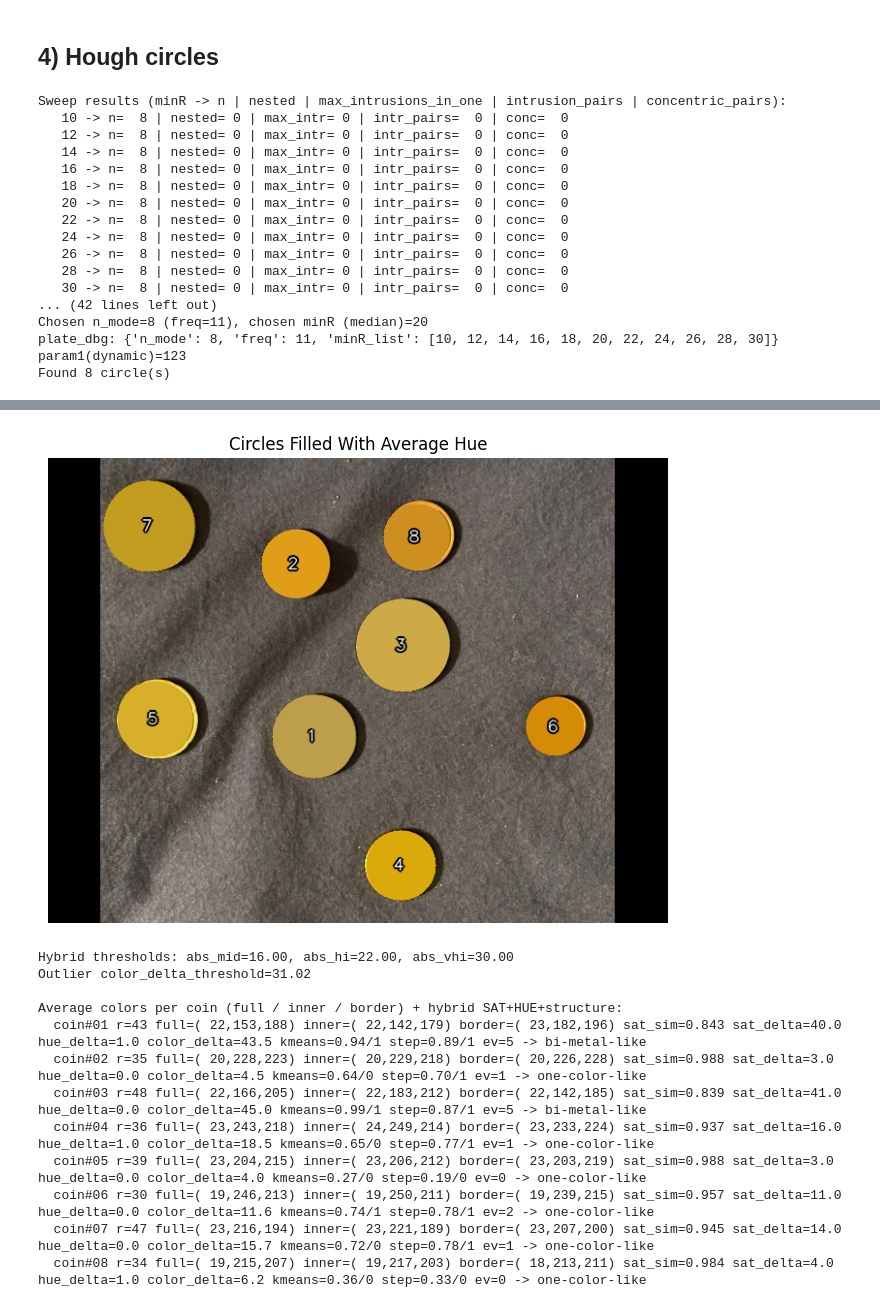
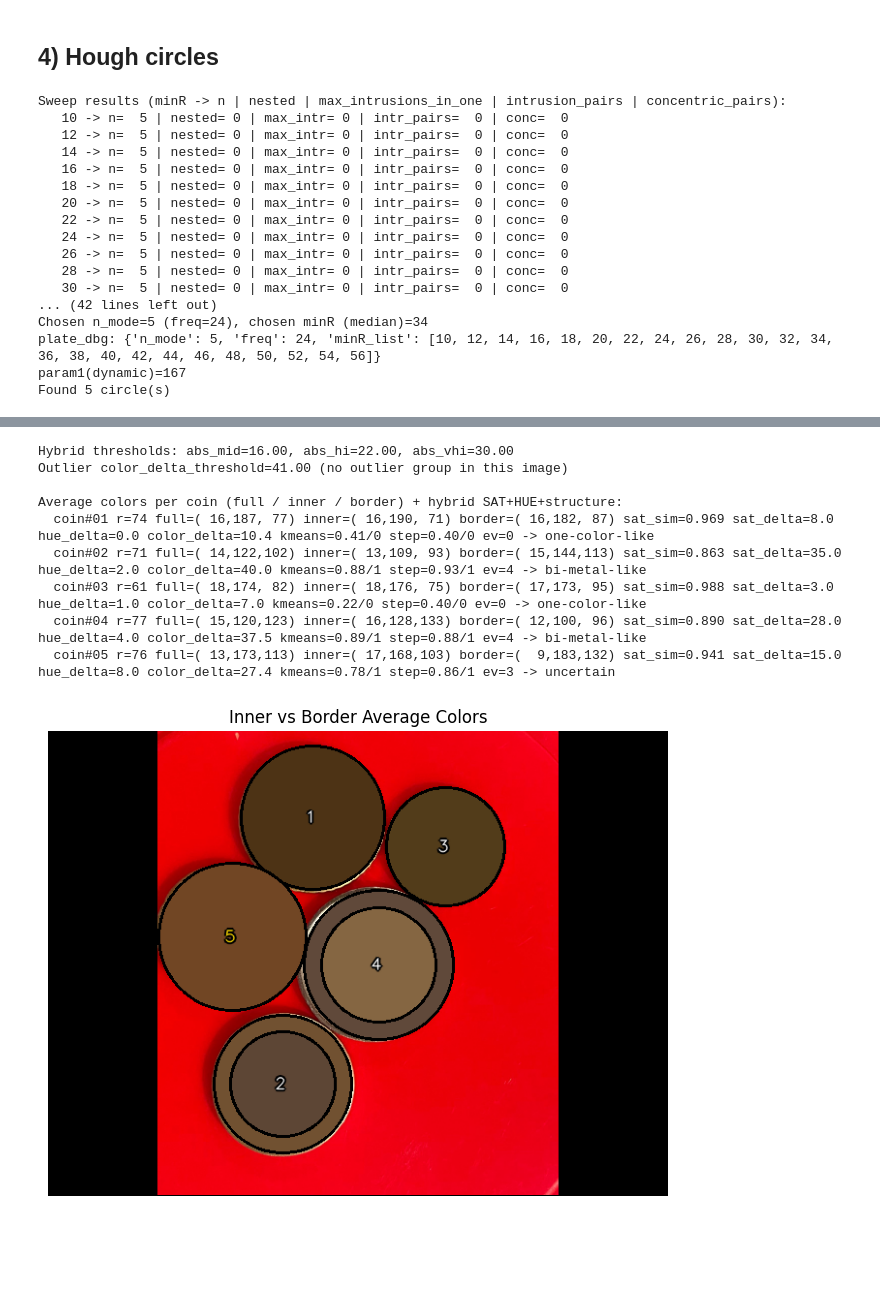
Before and after one commit to sorooshaghaei/Image_projet_money, a Jupyter notebook: notebook.ipynb, the cells around one changed output, grey strips where cells are left out. Drawn from its saved outputs; the diff is of its cells as text; code cells hidden in the pictures; blank space fills up the shorter version.

```diff
--- a/notebook.ipynb
+++ b/notebook.ipynb
@@ -15,7 +15,7 @@ from pathlib import Path
 # -----------------------------
 
 #path = "data/images/gp6/64.jpg"
-path = "data/images/gp2/4.jpeg"
+path = "data/images/gp2/15.jpeg"
 
 TARGET_W, TARGET_H = 640, 480
 
@@ -939,14 +939,14 @@ else:
 show_image(output, "Hough Circles")
 
 
-hue_fill_rgb, _ = draw_circles_filled_with_average_hue(image_bgr, circles)
-show_image(hue_fill_rgb, "Circles Filled With Average Hue")
+#hue_fill_rgb, _ = draw_circles_filled_with_average_hue(image_bgr, circles)
+#show_image(hue_fill_rgb, "Circles Filled With Average Hue")
 
 
 split_rgb, split_stats = draw_and_analyze_circle_inner_border_colors(
     image_bgr,
     circles,
-    border_ratio=0.3,
+    border_ratio=0.24,
     sat_delta_threshold=None,
 )
 
@@ -989,19 +989,19 @@ if circles is not None:
 show_image(split_rgb, "Inner vs Border Average Colors")
 # %% [output]
 Sweep results (minR -> n | nested | max_intrusions_in_one | intrusion_pairs | concentric_pairs):
-   10 -> n=  8 | nested= 0 | max_intr= 0 | intr_pairs=  0 | conc=  0
-   12 -> n=  8 | nested= 0 | max_intr= 0 | intr_pairs=  0 | conc=  0
-   14 -> n=  8 | nested= 0 | max_intr= 0 | intr_pairs=  0 | conc=  0
-   16 -> n=  8 | nested= 0 | max_intr= 0 | intr_pairs=  0 | conc=  0
-   18 -> n=  8 | nested= 0 | max_intr= 0 | intr_pairs=  0 | conc=  0
-   20 -> n=  8 | nested= 0 | max_intr= 0 | intr_pairs=  0 | conc=  0
-   22 -> n=  8 | nested= 0 | max_intr= 0 | intr_pairs=  0 | conc=  0
-   24 -> n=  8 | nested= 0 | max_intr= 0 | intr_pairs=  0 | conc=  0
-   26 -> n=  8 | nested= 0 | max_intr= 0 | intr_pairs=  0 | conc=  0
-   28 -> n=  8 | nested= 0 | max_intr= 0 | intr_pairs=  0 | conc=  0
-   30 -> n=  8 | nested= 0 | max_intr= 0 | intr_pairs=  0 | conc=  0
+   10 -> n=  5 | nested= 0 | max_intr= 0 | intr_pairs=  0 | conc=  0
+   12 -> n=  5 | nested= 0 | max_intr= 0 | intr_pairs=  0 | conc=  0
+   14 -> n=  5 | nested= 0 | max_intr= 0 | intr_pairs=  0 | conc=  0
+   16 -> n=  5 | nested= 0 | max_intr= 0 | intr_pairs=  0 | conc=  0
+   18 -> n=  5 | nested= 0 | max_intr= 0 | intr_pairs=  0 | conc=  0
+   20 -> n=  5 | nested= 0 | max_intr= 0 | intr_pairs=  0 | conc=  0
+   22 -> n=  5 | nested= 0 | max_intr= 0 | intr_pairs=  0 | conc=  0
+   24 -> n=  5 | nested= 0 | max_intr= 0 | intr_pairs=  0 | conc=  0
+   26 -> n=  5 | nested= 0 | max_intr= 0 | intr_pairs=  0 | conc=  0
+   28 -> n=  5 | nested= 0 | max_intr= 0 | intr_pairs=  0 | conc=  0
+   30 -> n=  5 | nested= 0 | max_intr= 0 | intr_pairs=  0 | conc=  0
 ... (42 lines left out)
-Chosen n_mode=8 (freq=11), chosen minR (median)=20
-plate_dbg: {'n_mode': 8, 'freq': 11, 'minR_list': [10, 12, 14, 16, 18, 20, 22, 24, 26, 28, 30]}
-param1(dynamic)=123
-Found 8 circle(s)
+Chosen n_mode=5 (freq=24), chosen minR (median)=34
+plate_dbg: {'n_mode': 5, 'freq': 24, 'minR_list': [10, 12, 14, 16, 18, 20, 22, 24, 26, 28, 30, 32, 34, 36, 38, 40, 42, 44, 46, 48, 50, 52, 54, 56]}
+param1(dynamic)=167
+Found 5 circle(s)
@@ -1009,13 +1009,10 @@ Found 8 circle(s)
+Hybrid thresholds: abs_mid=16.00, abs_hi=22.00, abs_vhi=30.00
+Outlier color_delta_threshold=41.00 (no outlier group in this image)
+
+Average colors per coin (full / inner / border) + hybrid SAT+HUE+structure:
+  coin#01 r=74 full=( 16,187, 77) inner=( 16,190, 71) border=( 16,182, 87) sat_sim=0.969 sat_delta=8.0 hue_delta=0.0 color_delta=10.4 kmeans=0.41/0 step=0.40/0 ev=0 -> one-color-like
+  coin#02 r=71 full=( 14,122,102) inner=( 13,109, 93) border=( 15,144,113) sat_sim=0.863 sat_delta=35.0 hue_delta=2.0 color_delta=40.0 kmeans=0.88/1 step=0.93/1 ev=4 -> bi-metal-like
+  coin#03 r=61 full=( 18,174, 82) inner=( 18,176, 75) border=( 17,173, 95) sat_sim=0.988 sat_delta=3.0 hue_delta=1.0 color_delta=7.0 kmeans=0.22/0 step=0.40/0 ev=0 -> one-color-like
+  coin#04 r=77 full=( 15,120,123) inner=( 16,128,133) border=( 12,100, 96) sat_sim=0.890 sat_delta=28.0 hue_delta=4.0 color_delta=37.5 kmeans=0.89/1 step=0.88/1 ev=4 -> bi-metal-like
+  coin#05 r=76 full=( 13,173,113) inner=( 17,168,103) border=(  9,183,132) sat_sim=0.941 sat_delta=15.0 hue_delta=8.0 color_delta=27.4 kmeans=0.78/1 step=0.86/1 ev=3 -> uncertain
-[figure, old version]
+[figure, new version]
-Hybrid thresholds: abs_mid=16.00, abs_hi=22.00, abs_vhi=30.00
-Outlier color_delta_threshold=31.02
-
-Average colors per coin (full / inner / border) + hybrid SAT+HUE+structure:
-  coin#01 r=43 full=( 22,153,188) inner=( 22,142,179) border=( 23,182,196) sat_sim=0.843 sat_delta=40.0 hue_delta=1.0 color_delta=43.5 kmeans=0.94/1 step=0.89/1 ev=5 -> bi-metal-like
-  coin#02 r=35 full=( 20,228,223) inner=( 20,229,218) border=( 20,226,228) sat_sim=0.988 sat_delta=3.0 hue_delta=0.0 color_delta=4.5 kmeans=0.64/0 step=0.70/1 ev=1 -> one-color-like
-  coin#03 r=48 full=( 22,166,205) inner=( 22,183,212) border=( 22,142,185) sat_sim=0.839 sat_delta=41.0 hue_delta=0.0 color_delta=45.0 kmeans=0.99/1 step=0.87/1 ev=5 -> bi-metal-like
-  coin#04 r=36 full=( 23,243,218) inner=( 24,249,214) border=( 23,233,224) sat_sim=0.937 sat_delta=16.0 hue_delta=1.0 color_delta=18.5 kmeans=0.65/0 step=0.77/1 ev=1 -> one-color-like
-  coin#05 r=39 full=( 23,204,215) inner=( 23,206,212) border=( 23,203,219) sat_sim=0.988 sat_delta=3.0 hue_delta=0.0 color_delta=4.0 kmeans=0.27/0 step=0.19/0 ev=0 -> one-color-like
-  coin#06 r=30 full=( 19,246,213) inner=( 19,250,211) border=( 19,239,215) sat_sim=0.957 sat_delta=11.0 hue_delta=0.0 color_delta=11.6 kmeans=0.74/1 step=0.78/1 ev=2 -> one-color-like
-  coin#07 r=47 full=( 23,216,194) inner=( 23,221,189) border=( 23,207,200) sat_sim=0.945 sat_delta=14.0 hue_delta=0.0 color_delta=15.7 kmeans=0.72/0 step=0.78/1 ev=1 -> one-color-like
-  coin#08 r=34 full=( 19,215,207) inner=( 19,217,203) border=( 18,213,211) sat_sim=0.984 sat_delta=4.0 hue_delta=1.0 color_delta=6.2 kmeans=0.36/0 step=0.33/0 ev=0 -> one-color-like
```
Also changed, not shown: parts of 4 cells of this notebook.
